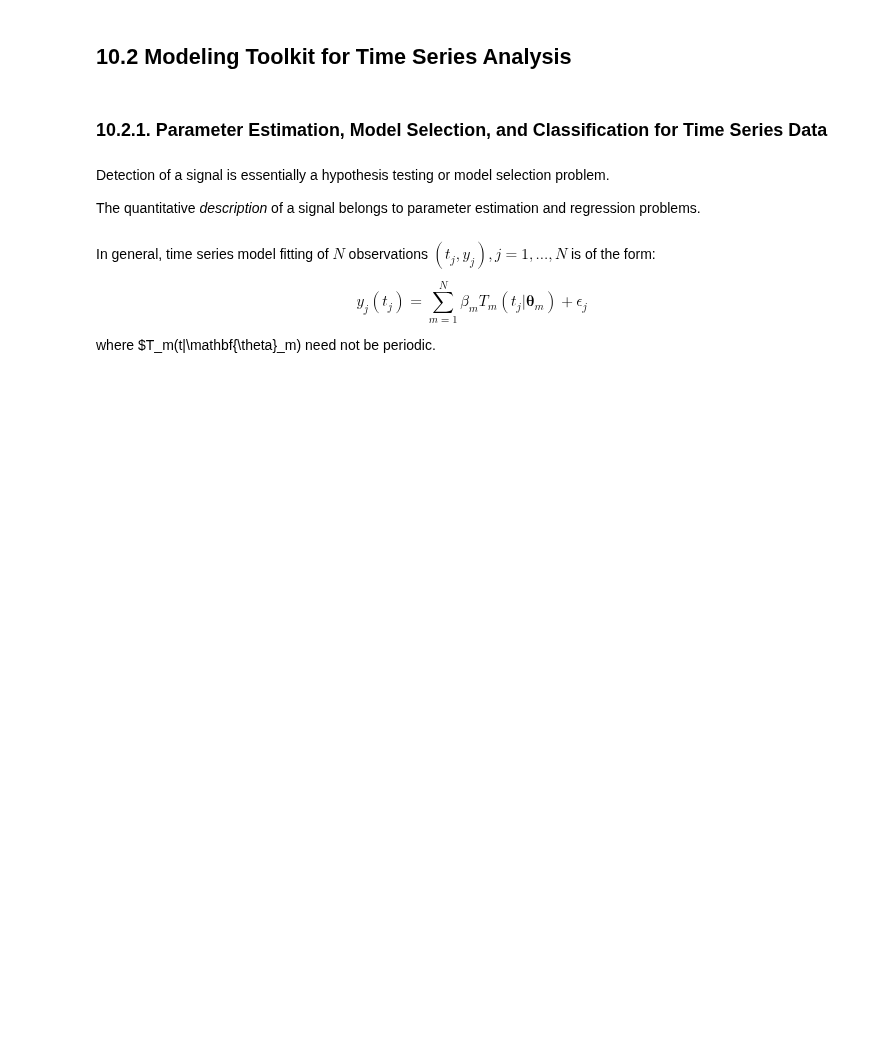
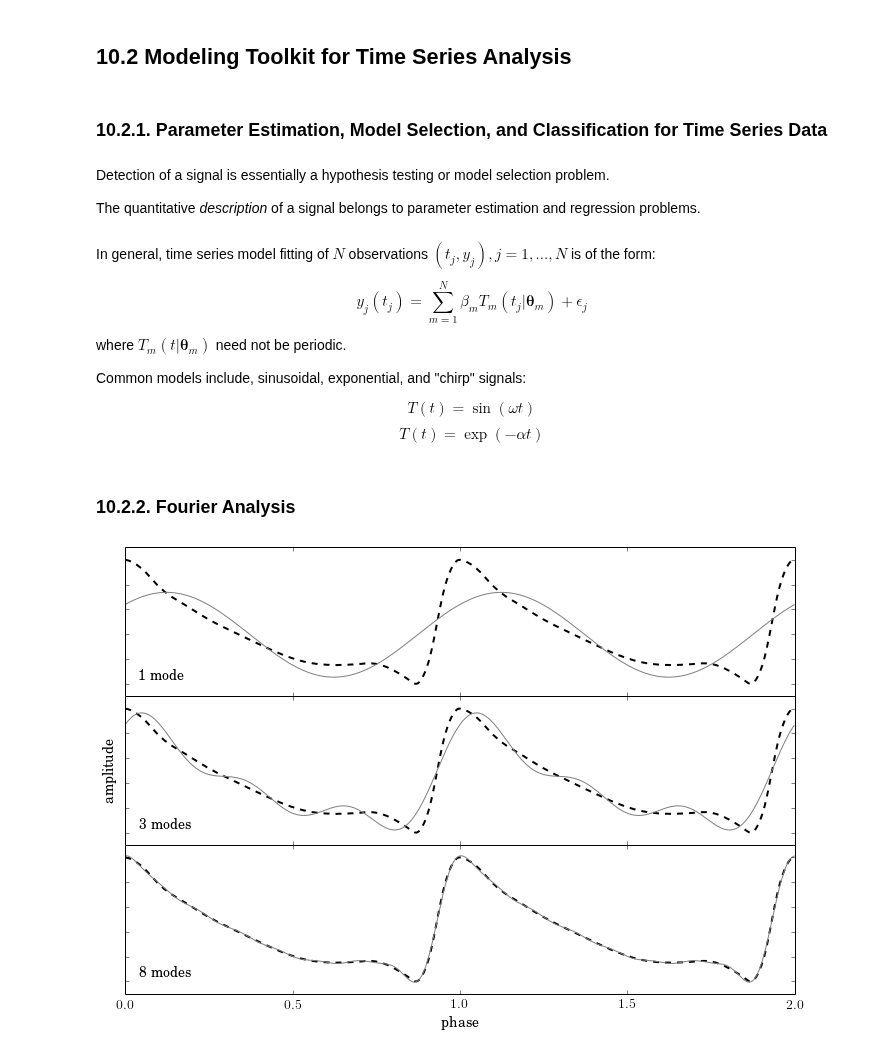
Before and after one commit to YastroML/YastroML, a Jupyter notebook: Session19_141029/Ch10_TimeSeries.ipynb, the cells around one changed output. Drawn from its saved outputs; the diff is of its cells as text; code cells hidden in the pictures; blank space fills up the shorter version.

Commit message:
got the first figure in

```diff
--- a/Session19_141029/Ch10_TimeSeries.ipynb
+++ b/Session19_141029/Ch10_TimeSeries.ipynb
@@ -2,6 +2,8 @@
 %pylab inline
 %load_ext autoreload
 %autoreload 2
-plt.rcParams['figure.figsize'] = (12.0, 8.0)
+myfigsize = (12.0, 8.0)
+myfontsize = 14.
+plt.rcParams['figure.figsize'] = myfigsize
 # %% [output]
 Populating the interactive namespace from numpy and matplotlib
@@ -44,4 +54,78 @@ In general, time series model fitting of $N$ observations $(t_j, y_j), j = 1, ..
 
 $$y_j(t_j) = \sum_{m=1}^{N}\beta_m T_m(t_j | \mathbf{\theta}_m) + \epsilon_j$$
 
-where $T_m(t|\mathbf{\theta}_m) need not be periodic.
+where $T_m(t|\mathbf{\theta}_m)$ need not be periodic.
+
+Common models include, sinusoidal, exponential, and "chirp" signals:
+
+$$T(t) = \sin{(\omega t)}$$
+$$T(t) = \exp{(-\alpha t)}$$
+# %% [markdown]
+### 10.2.2. Fourier Analysis
+# %%
+# Author: Jake VanderPlas
+# License: BSD
+#   The figure produced by this code is published in the textbook
+#   "Statistics, Data Mining, and Machine Learning in Astronomy" (2013)
+#   For more information, see http://astroML.github.com
+#   To report a bug or issue, use the following forum:
+#    https://groups.google.com/forum/#!forum/astroml-general
+
+
+#----------------------------------------------------------------------
+# This function adjusts matplotlib settings for a uniform feel in the textbook.
+# Note that with usetex=True, fonts are rendered with LaTeX.  This may
+# result in an error if LaTeX is not installed on your system.  In that case,
+# you can set usetex to False.
+from astroML.plotting import setup_text_plots
+setup_text_plots(fontsize=myfontsize, usetex=True)
+
+#------------------------------------------------------------
+# Load the RR Lyrae template
+templates = fetch_rrlyrae_templates()
+x, y = templates['115r'].T
+
+#------------------------------------------------------------
+# Plot the results
+fig = plt.figure(figsize=myfigsize)
+fig.subplots_adjust(hspace=0)
+
+kvals = [1, 3, 8]
+subplots = [311, 312, 313]
+
+for (k, subplot) in zip(kvals, subplots):
+    ax = fig.add_subplot(subplot)
+
+    # Use FFT to fit a truncated Fourier series
+    y_fft = np.fft.fft(y)
+    y_fft[k + 1:-k] = 0
+    y_fit = np.fft.ifft(y_fft).real
+
+    # plot the true value and the k-term reconstruction
+    ax.plot(np.concatenate([x, 1 + x]),
+            np.concatenate([y, y]), '--k', lw=2)
+    ax.plot(np.concatenate([x, 1 + x]),
+            np.concatenate([y_fit, y_fit]), color='gray')
+
+    label = "%i mode" % k
+    if k > 1:
+        label += 's'
+
+    ax.text(0.02, 0.1, label, ha='left', va='bottom',
+            transform=ax.transAxes)
+
+    if subplot == subplots[-1]:
+        ax.set_xlabel('phase')
+    else:
+        ax.xaxis.set_major_formatter(plt.NullFormatter())
+
+    if subplot == subplots[1]:
+        ax.set_ylabel('amplitude')
+    ax.yaxis.set_major_formatter(plt.NullFormatter())
+
+    ax.set_xlim(0, 2)
+    ax.set_ylim(1.1, -0.1)
+
+#plt.show()
+# %% [output]
+[figure, added]
```
Also changed, not shown: parts of 3 cells of this notebook.
